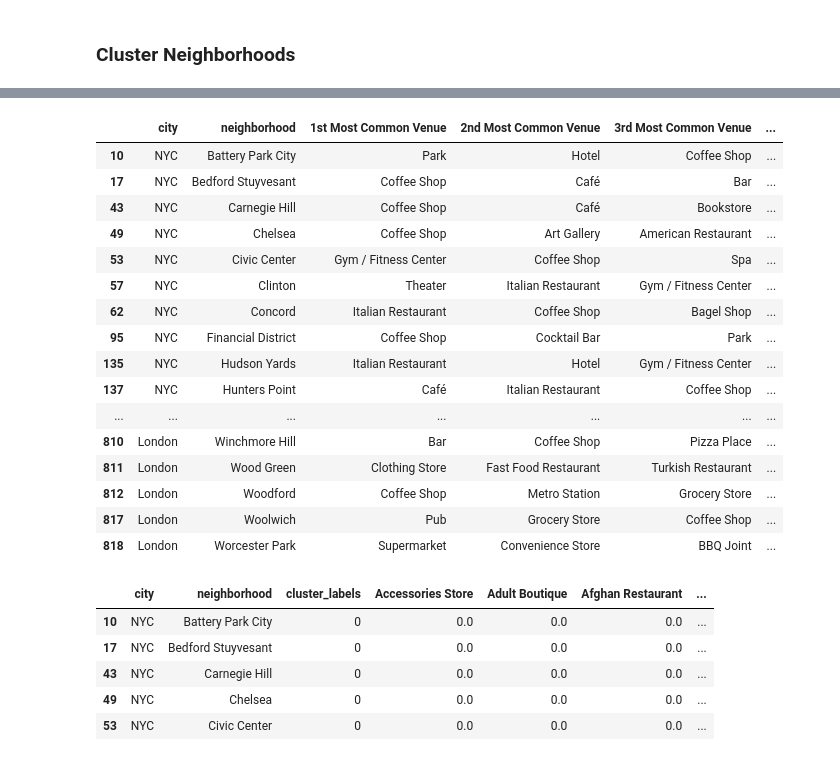
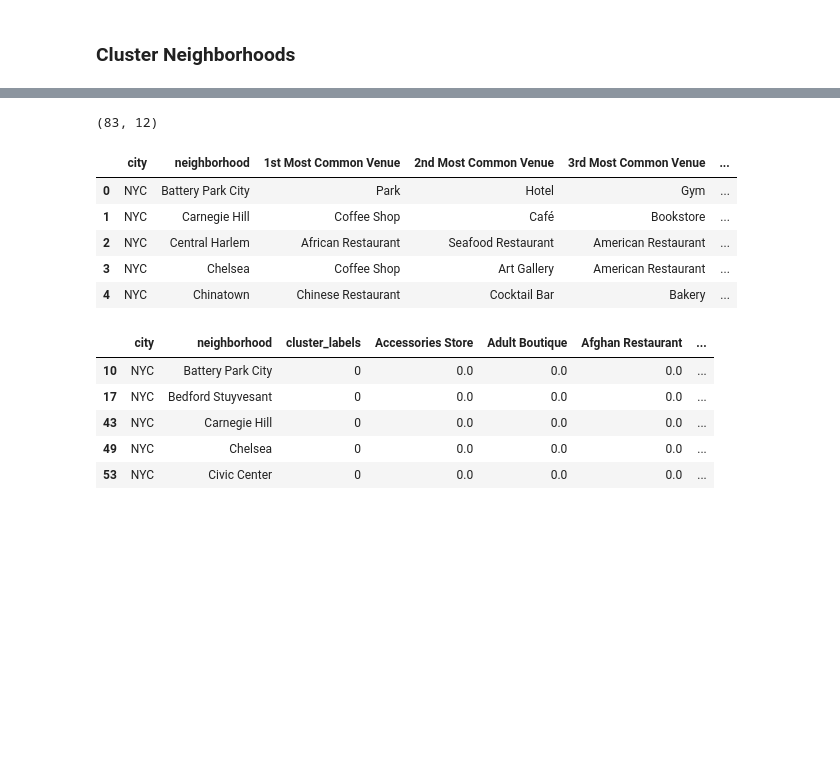
Before and after one commit to rafaelcgama/Capstone, a Jupyter notebook: final.ipynb, the cells around one changed output, grey strips where cells are left out. Cells and saved outputs as stored; diff of their text form; code cells hidden in the pictures; blank space fills up the shorter version.

```diff
--- a/final.ipynb
+++ b/final.ipynb
@@ -195,0 +240,18 @@ map_nyc
+# %%
+# create map of Manhattan using latitude and longitude values
+map_manhattan = folium.Map(location=[latitude, longitude], zoom_start=11)
+
+# add markers to map
+for lat, lng, label in zip(nyc_data['latitude'], nyc_data['longitude'], nyc_data['neighborhood']):
+    label = folium.Popup(label, parse_html=True)
+    folium.CircleMarker(
+        [lat, lng],
+        radius=5,
+        popup=label,
+        color='blue',
+        fill=True,
+        fill_color='#3186cc',
+        fill_opacity=0.7,
+        parse_html=False).add_to(map_manhattan)
+
+map_manhattan
@@ -1064,0 +1165,5 @@ map_london
+# %%
+london_data = london_data.loc[london_data['sub_region'] == 'Central'].reset_index(drop=True)
+
+print(london_data.shape)
+london_data.head()
@@ -1442,0 +1553,9 @@ neighborhoods_venues_sorted.head()
+# %%
+x = df_grouped_joined.drop(columns=['city', 'neighborhood'])
+
+# Instantiate the clustering model and visualizer
+model = KMeans(random_state=42)
+visualizer = KElbowVisualizer(model, k=(4,12), metric='silhouette', timings=False, locate_elbow=True)
+
+visualizer.fit(joined_clustering)# Fit the data to the visualizer
+visualizer.poof() # Finalize and render the figure
@@ -1443,8 +1565,6 @@ neighborhoods_venues_sorted.head()
 # %%
 # set number of clusters
-kclusters = 5
-
-joined_clustering = df_grouped_joined.iloc[:, 2:]
+kclusters = visualizer.elbow_value_
 
 # run k-means clustering
 kmeans = KMeans(n_clusters=kclusters, random_state=42).fit(joined_clustering)
@@ -1471,23 +1591,16 @@ neighborhoods_venues_sorted.head()
 # %%
-neighborhoods_venues_sorted.loc[neighborhoods_venues_sorted['cluster_labels'] == 0, neighborhoods_venues_sorted.columns[[0, 1] + list(range(3, neighborhoods_venues_sorted.shape[1]))]]
+joined_cluster1 = neighborhoods_venues_sorted.loc[neighborhoods_venues_sorted['cluster_labels'] == 0, neighborhoods_venues_sorted.columns[[0, 1] + list(range(3, neighborhoods_venues_sorted.shape[1]))]]
+
+print(joined_cluster1.shape)
+joined_cluster1.head()
 # %% [output]
+(83, 12)
 |  | city | neighborhood | 1st Most Common Venue | 2nd Most Common Venue | 3rd Most Common Venue | ... |
-| 10 | NYC | Battery Park City | Park | Hotel | Coffee Shop | ... |
-| 17 | NYC | Bedford Stuyvesant | Coffee Shop | Café | Bar | ... |
-| 43 | NYC | Carnegie Hill | Coffee Shop | Café | Bookstore | ... |
-| 49 | NYC | Chelsea | Coffee Shop | Art Gallery | American Restaurant | ... |
-| 53 | NYC | Civic Center | Gym / Fitness Center | Coffee Shop | Spa | ... |
-| 57 | NYC | Clinton | Theater | Italian Restaurant | Gym / Fitness Center | ... |
-| 62 | NYC | Concord | Italian Restaurant | Coffee Shop | Bagel Shop | ... |
-| 95 | NYC | Financial District | Coffee Shop | Cocktail Bar | Park | ... |
-| 135 | NYC | Hudson Yards | Italian Restaurant | Hotel | Gym / Fitness Center | ... |
-| 137 | NYC | Hunters Point | Café | Italian Restaurant | Coffee Shop | ... |
-| ... | ... | ... | ... | ... | ... | ... |
-| 810 | London | Winchmore Hill | Bar | Coffee Shop | Pizza Place | ... |
-| 811 | London | Wood Green | Clothing Store | Fast Food Restaurant | Turkish Restaurant | ... |
-| 812 | London | Woodford | Coffee Shop | Metro Station | Grocery Store | ... |
-| 817 | London | Woolwich | Pub | Grocery Store | Coffee Shop | ... |
-| 818 | London | Worcester Park | Supermarket | Convenience Store | BBQ Joint | ... |
+| 0 | NYC | Battery Park City | Park | Hotel | Gym | ... |
+| 1 | NYC | Carnegie Hill | Coffee Shop | Café | Bookstore | ... |
+| 2 | NYC | Central Harlem | African Restaurant | Seafood Restaurant | American Restaurant | ... |
+| 3 | NYC | Chelsea | Coffee Shop | Art Gallery | American Restaurant | ... |
+| 4 | NYC | Chinatown | Chinese Restaurant | Cocktail Bar | Bakery | ... |
 # %%
 # Compute Cosine Similarity
 from sklearn.metrics.pairwise import cosine_similarity
```
Also changed, not shown: parts of 83 cells of this notebook, 2 other files.
